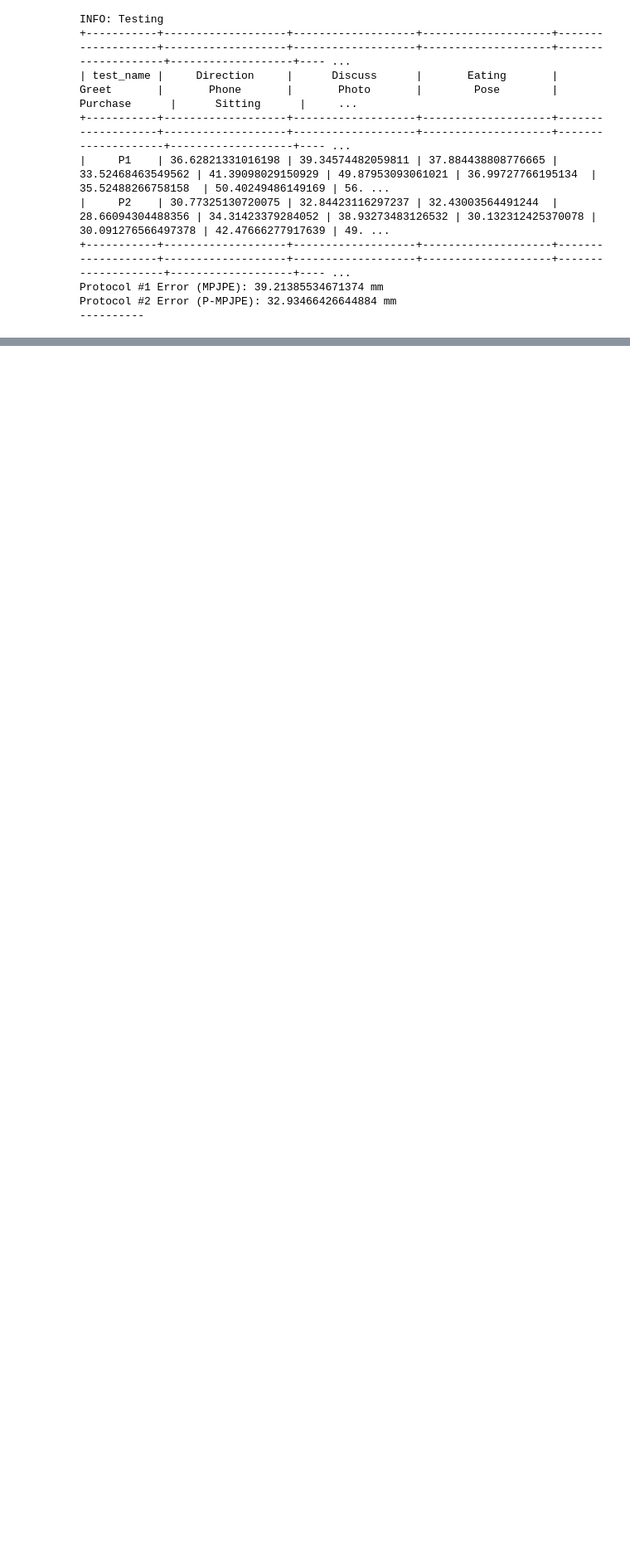
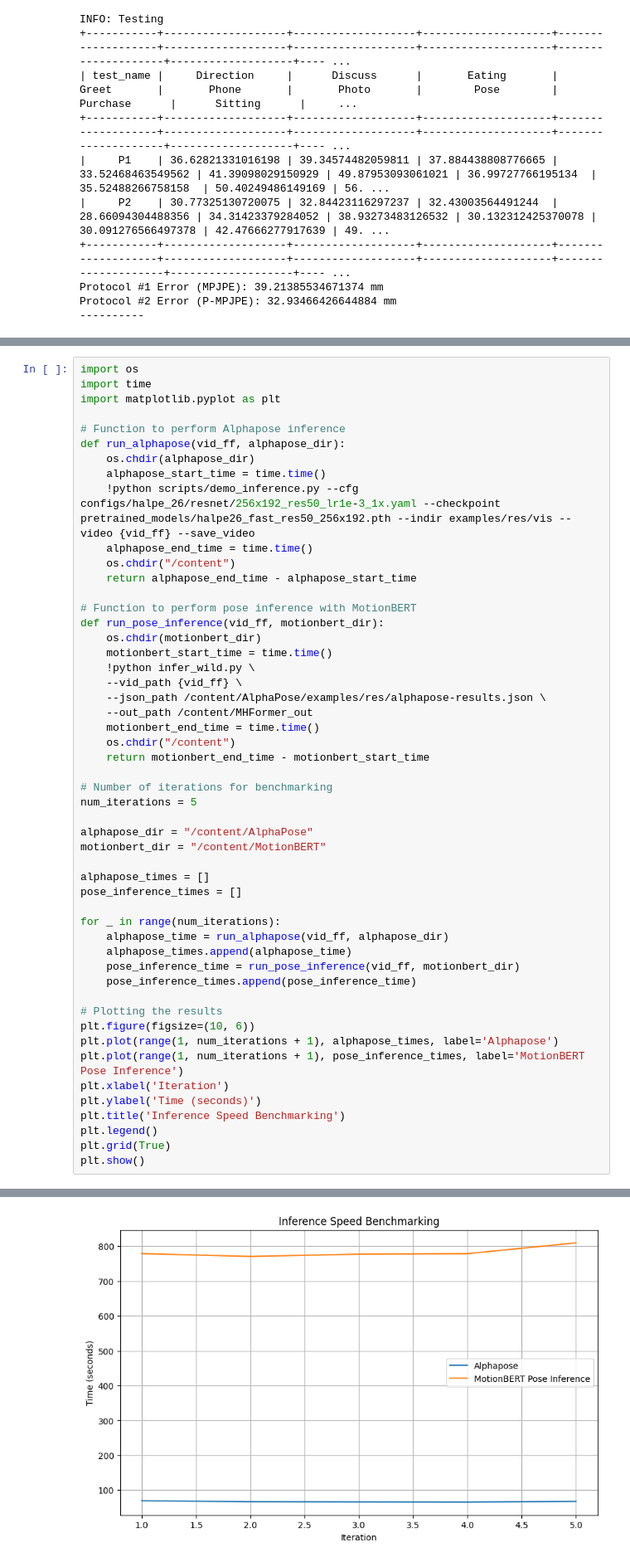
Before and after one commit to MohithReddy1/MotionBERT, a Jupyter notebook: MotionBERT_Colab_Implementation.ipynb, the cells around one changed output, grey strips where cells are left out. Shown at 83% size. Drawn from its saved outputs; the diff is of its cells as text; blank space fills up the shorter version.

Commit message:
added benchmarking

```diff
--- a/MotionBERT_Colab_Implementation.ipynb
+++ b/MotionBERT_Colab_Implementation.ipynb
@@ -551,0 +554,52 @@ Protocol #2 Error (P-MPJPE): 32.93466426644884 mm
+# %%
+import os
+import time
+import matplotlib.pyplot as plt
+
+# Function to perform Alphapose inference
+def run_alphapose(vid_ff, alphapose_dir):
+    os.chdir(alphapose_dir)
+    alphapose_start_time = time.time()
+    !python scripts/demo_inference.py --cfg configs/halpe_26/resnet/256x192_res50_lr1e-3_1x.yaml --checkpoint pretrained_models/halpe26_fast_res50_256x192.pth --indir examples/res/vis --video {vid_ff} --save_video
+    alphapose_end_time = time.time()
+    os.chdir("/content")
+    return alphapose_end_time - alphapose_start_time
+
+# Function to perform pose inference with MotionBERT
+def run_pose_inference(vid_ff, motionbert_dir):
+    os.chdir(motionbert_dir)
+    motionbert_start_time = time.time()
+    !python infer_wild.py \
+    --vid_path {vid_ff} \
+    --json_path /content/AlphaPose/examples/res/alphapose-results.json \
+    --out_path /content/MHFormer_out
+    motionbert_end_time = time.time()
+    os.chdir("/content")
+    return motionbert_end_time - motionbert_start_time
+
+# Number of iterations for benchmarking
+num_iterations = 5
+
+alphapose_dir = "/content/AlphaPose"
+motionbert_dir = "/content/MotionBERT"
+
+alphapose_times = []
+pose_inference_times = []
+
+for _ in range(num_iterations):
+    alphapose_time = run_alphapose(vid_ff, alphapose_dir)
+    alphapose_times.append(alphapose_time)
+    pose_inference_time = run_pose_inference(vid_ff, motionbert_dir)
+    pose_inference_times.append(pose_inference_time)
+
+# Plotting the results
+plt.figure(figsize=(10, 6))
+plt.plot(range(1, num_iterations + 1), alphapose_times, label='Alphapose')
+plt.plot(range(1, num_iterations + 1), pose_inference_times, label='MotionBERT Pose Inference')
+plt.xlabel('Iteration')
+plt.ylabel('Time (seconds)')
+plt.title('Inference Speed Benchmarking')
+plt.legend()
+plt.grid(True)
+plt.show()
+# %% [output]
@@ -551,0 +623 @@ Protocol #2 Error (P-MPJPE): 32.93466426644884 mm
+[figure, added]
```
Also changed, not shown: parts of 3 cells of this notebook.
